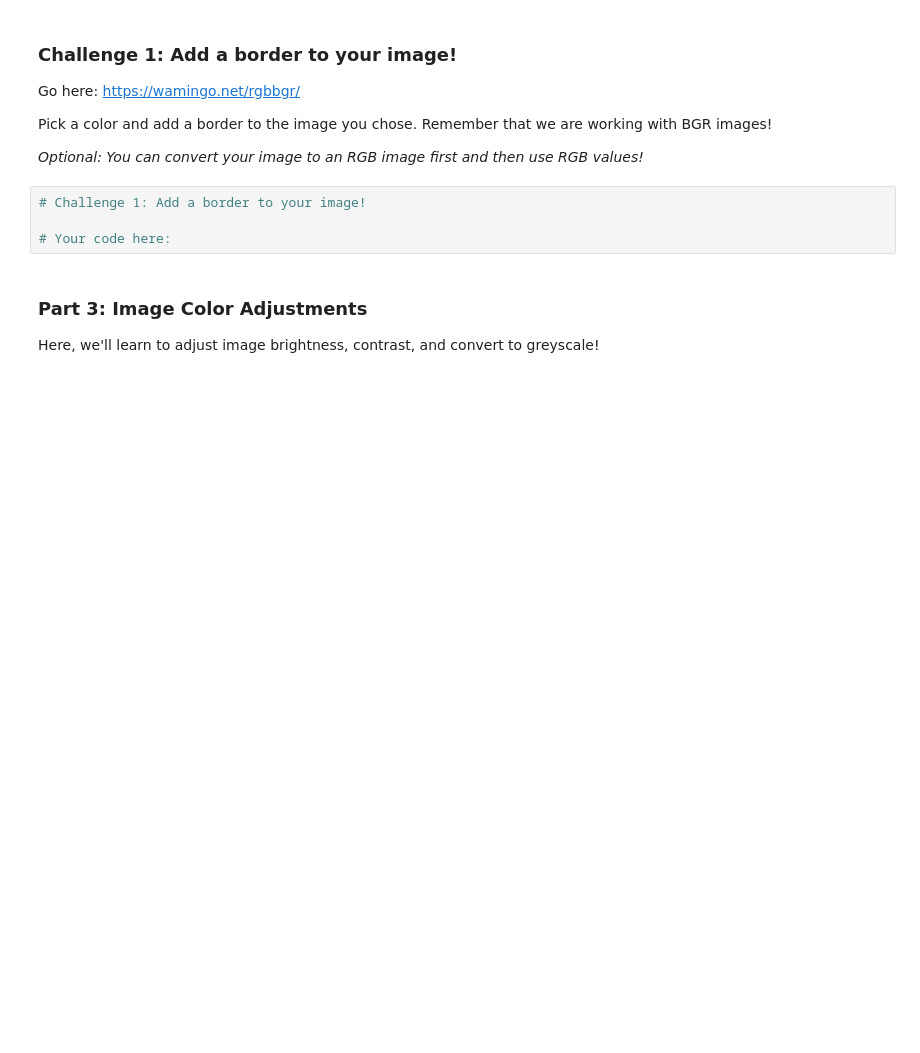
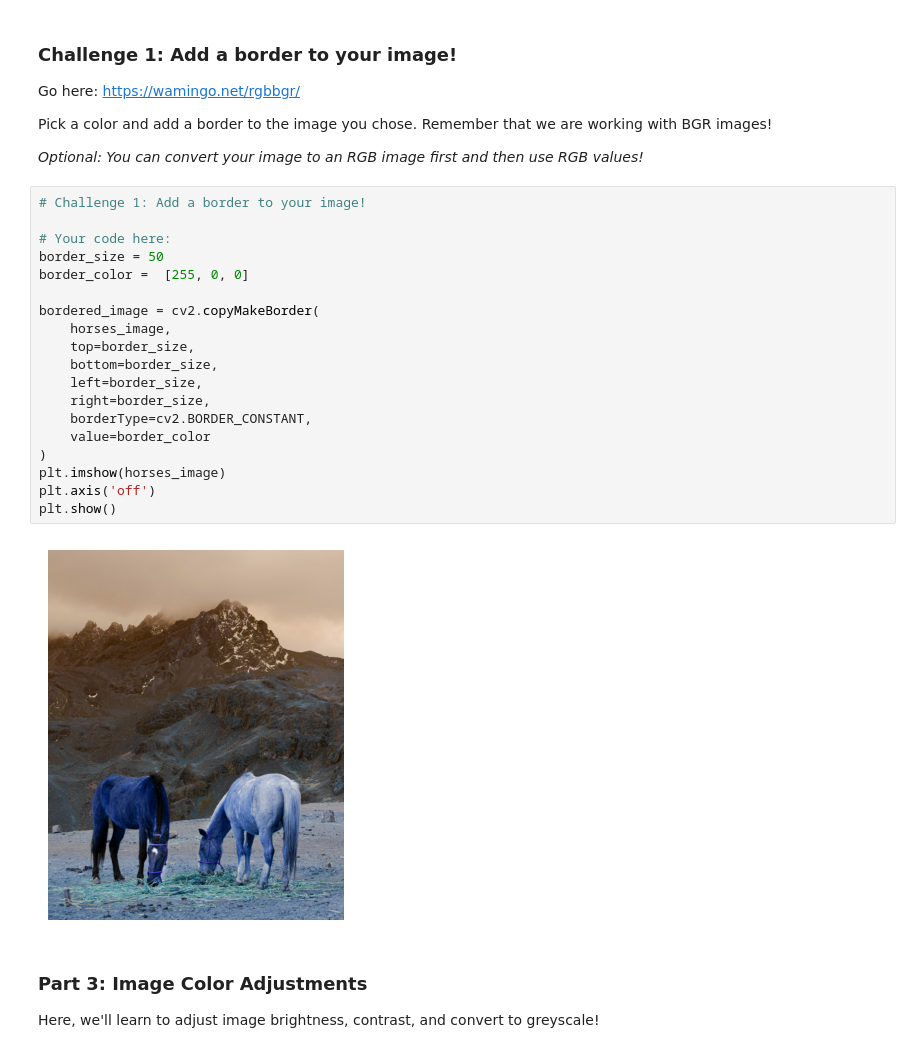
Before and after one commit to Aren-AiKing/Discover-Comp-Photo, a Jupyter notebook: 01-Intro/opencv_intro.ipynb, the cells around one changed output. Cells and saved outputs as stored; diff of their text form; blank space fills up the shorter version.

```diff
--- a/01-Intro/opencv_intro.ipynb
+++ b/01-Intro/opencv_intro.ipynb
@@ -94,7 +104,24 @@ Pick a color and add a border to the image you chose. Remember that we are worki
 # %%
 # Challenge 1: Add a border to your image!
 
 # Your code here:
+border_size = 50
+border_color =  [255, 0, 0]
+
+bordered_image = cv2.copyMakeBorder(
+    horses_image,
+    top=border_size,
+    bottom=border_size,
+    left=border_size,
+    right=border_size,
+    borderType=cv2.BORDER_CONSTANT,
+    value=border_color
+)
+plt.imshow(horses_image)
+plt.axis('off')
+plt.show()
+# %% [output]
+[figure, added]
 # %% [markdown]
 ### Part 3: Image Color Adjustments
 
```
Also changed, not shown: parts of 8 cells of this notebook.
